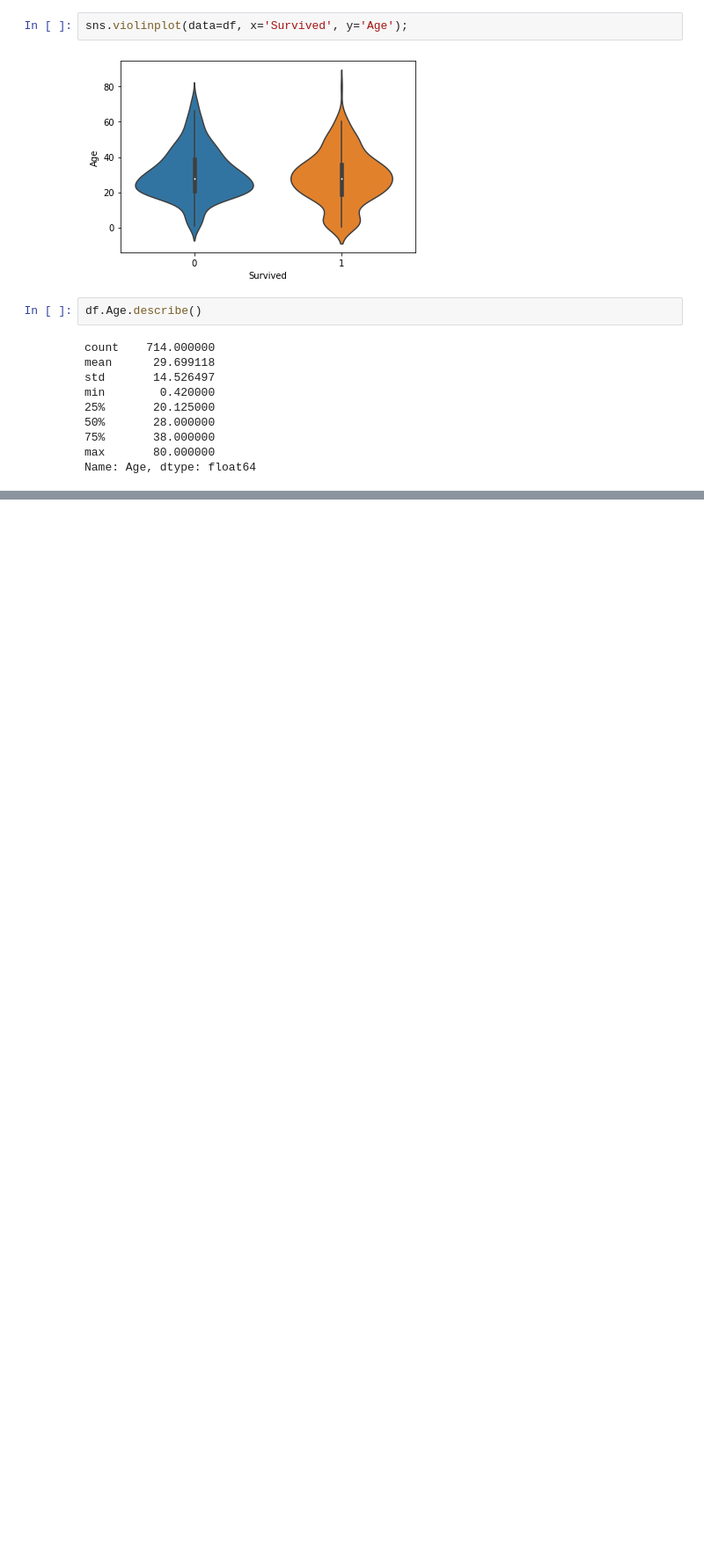
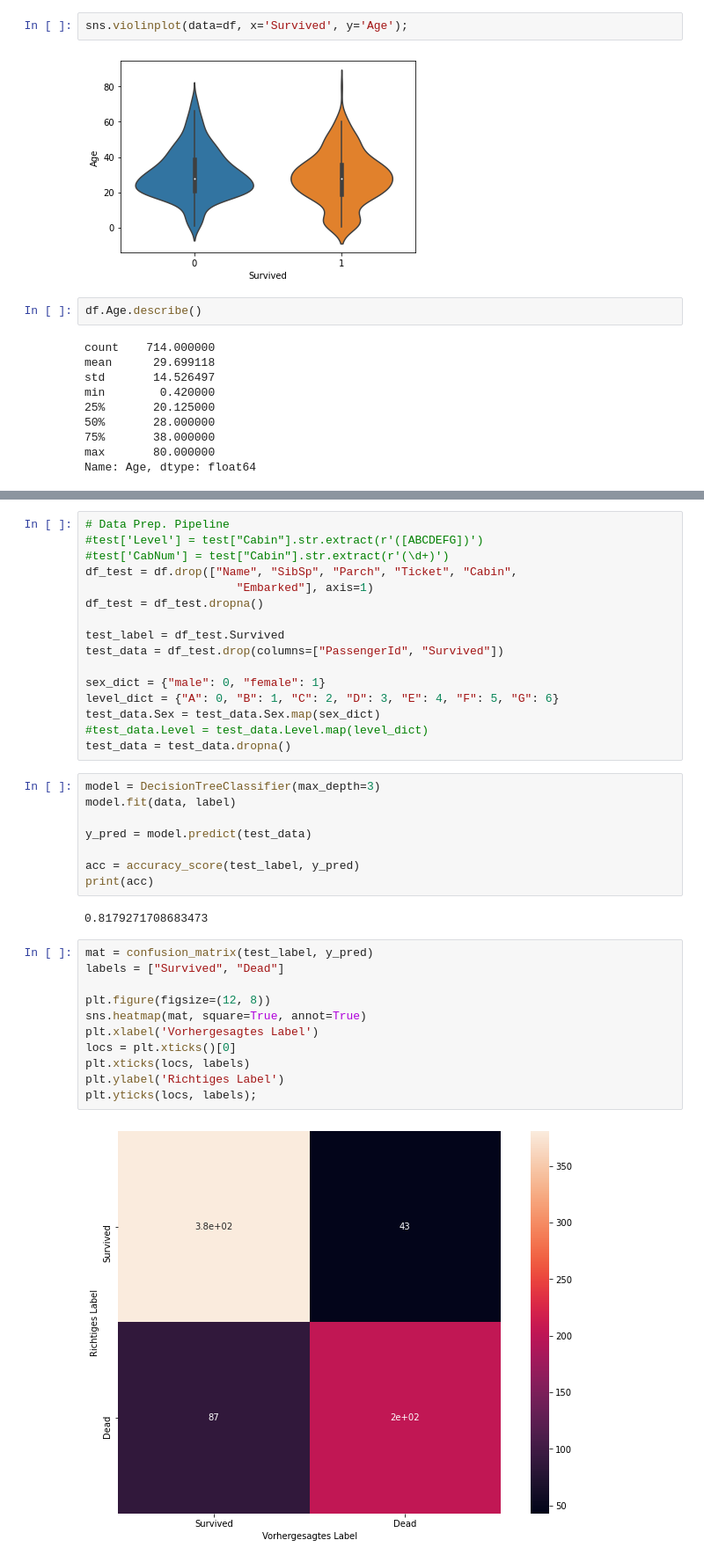
Before and after one commit to sebiwtt/DataScience_with_kaggle, a Jupyter notebook: Titanic/titanic.ipynb, the cells around one changed output, grey strips where cells are left out. Shown at 88% size. Drawn from its saved outputs; the diff is of its cells as text; blank space fills up the shorter version.

Commit message:
built the DTreeClassifier

```diff
--- a/Titanic/titanic.ipynb
+++ b/Titanic/titanic.ipynb
@@ -75,0 +65,39 @@ Name: Fare, dtype: float64
+# %%
+# Data Prep. Pipeline
+#test['Level'] = test["Cabin"].str.extract(r'([ABCDEFG])')
+#test['CabNum'] = test["Cabin"].str.extract(r'(\d+)')
+df_test = df.drop(["Name", "SibSp", "Parch", "Ticket", "Cabin",
+                      "Embarked"], axis=1)
+df_test = df_test.dropna()
+
+test_label = df_test.Survived
+test_data = df_test.drop(columns=["PassengerId", "Survived"])
+
+sex_dict = {"male": 0, "female": 1}
+level_dict = {"A": 0, "B": 1, "C": 2, "D": 3, "E": 4, "F": 5, "G": 6}
+test_data.Sex = test_data.Sex.map(sex_dict)
+#test_data.Level = test_data.Level.map(level_dict)
+test_data = test_data.dropna()
+# %%
+model = DecisionTreeClassifier(max_depth=3)
+model.fit(data, label)
+
+y_pred = model.predict(test_data)
+
+acc = accuracy_score(test_label, y_pred)
+print(acc)
+# %% [output]
+0.8179271708683473
+# %%
+mat = confusion_matrix(test_label, y_pred)
+labels = ["Survived", "Dead"]
+
+plt.figure(figsize=(12, 8))
+sns.heatmap(mat, square=True, annot=True)
+plt.xlabel('Vorhergesagtes Label')
+locs = plt.xticks()[0]
+plt.xticks(locs, labels)
+plt.ylabel('Richtiges Label')
+plt.yticks(locs, labels);
+# %% [output]
+[figure, added]
```
Also changed, not shown: parts of 9 cells of this notebook.
